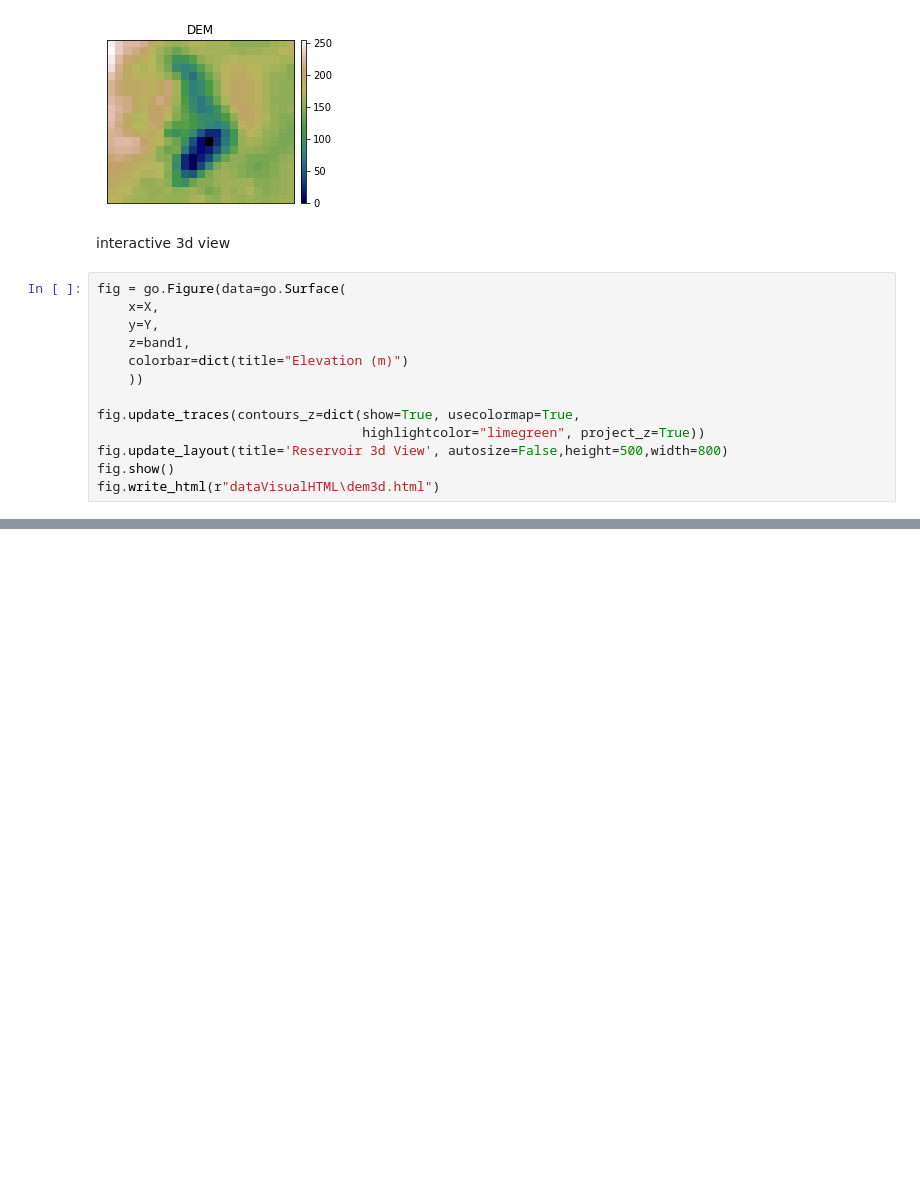
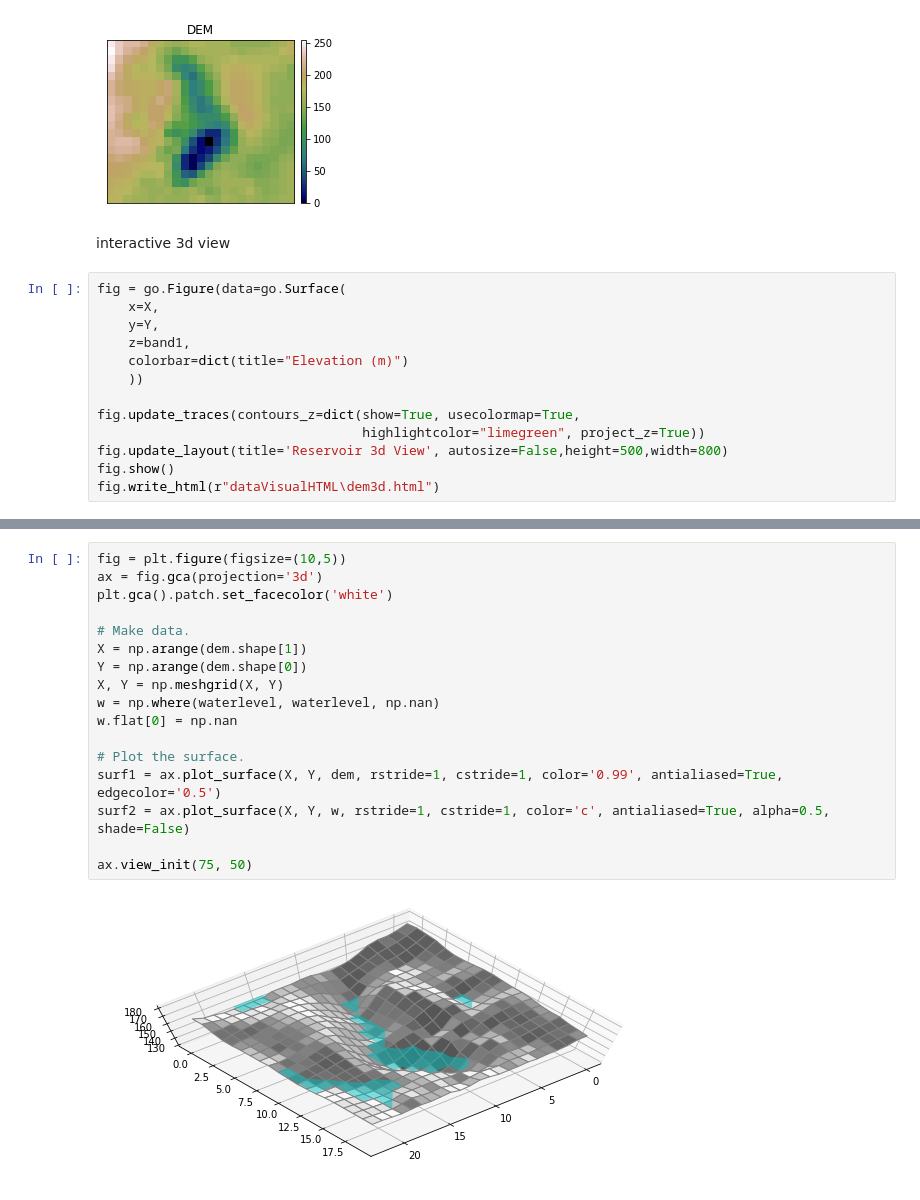
Before and after one commit to fsn1995/Fun-with-Python-for-Geodata, a Jupyter notebook: dataVisualization/georasterVisual.ipynb, the cells around one changed output, grey strips where cells are left out. Saved outputs shown, nothing was run; the diff lists cells and outputs as text; blank space fills up the shorter version.

```diff
--- a/dataVisualization/georasterVisual.ipynb
+++ b/dataVisualization/georasterVisual.ipynb
@@ -72,0 +115,19 @@ fig.write_html(r"dataVisualHTML\dem3d.html")
+# %%
+fig = plt.figure(figsize=(10,5))
+ax = fig.gca(projection='3d')
+plt.gca().patch.set_facecolor('white')
+
+# Make data.
+X = np.arange(dem.shape[1])
+Y = np.arange(dem.shape[0])
+X, Y = np.meshgrid(X, Y)
+w = np.where(waterlevel, waterlevel, np.nan)
+w.flat[0] = np.nan
+
+# Plot the surface.
+surf1 = ax.plot_surface(X, Y, dem, rstride=1, cstride=1, color='0.99', antialiased=True, edgecolor='0.5')
+surf2 = ax.plot_surface(X, Y, w, rstride=1, cstride=1, color='c', antialiased=True, alpha=0.5, shade=False)
+
+ax.view_init(75, 50)
+# %% [output]
+[figure, added]
```
Also changed, not shown: parts of 3 cells of this notebook, 4 other files.
